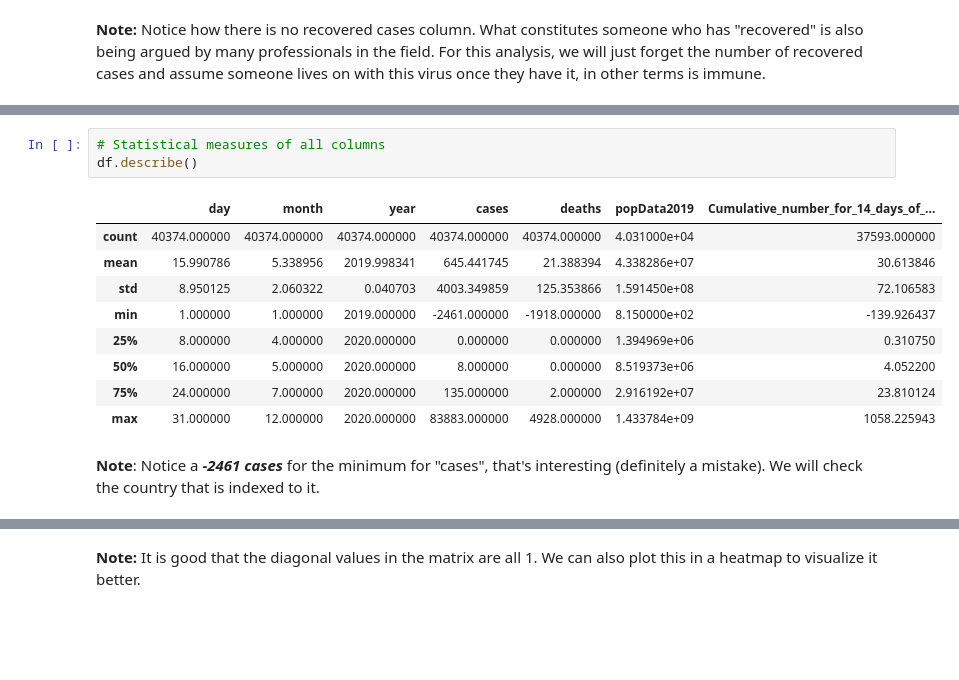
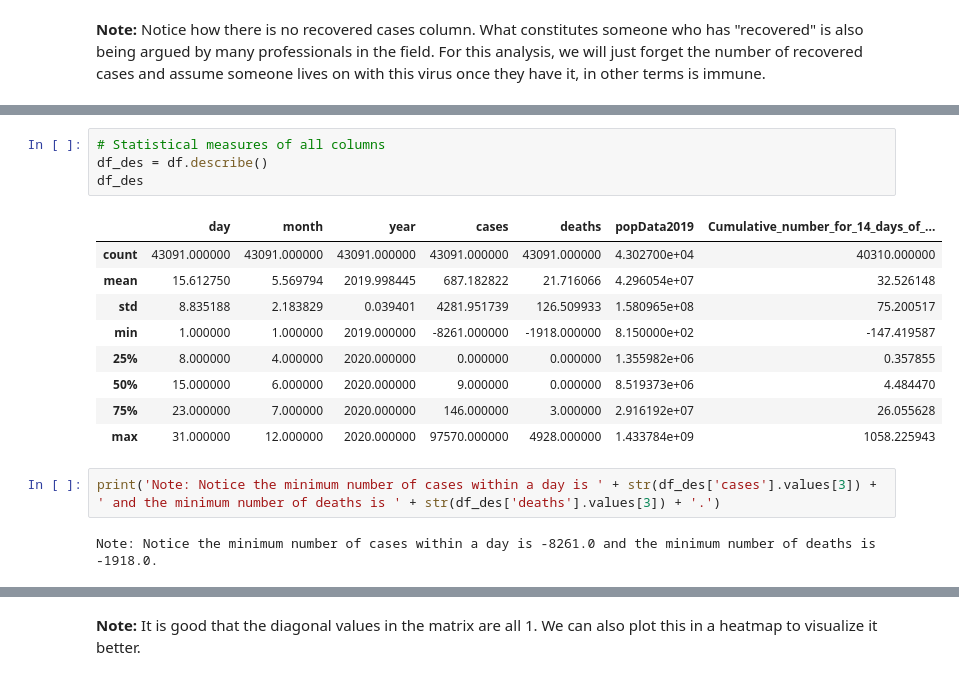
Before and after one commit to dagzk/COVID_19, a Jupyter notebook: Switzerland_Jupyter.ipynb, the cells around one changed output, grey strips where cells are left out. Drawn from its saved outputs; the diff is of its cells as text; blank space fills up the shorter version.

```diff
--- a/Switzerland_Jupyter.ipynb
+++ b/Switzerland_Jupyter.ipynb
@@ -75,19 +75,22 @@ Cumulative_number_for_14_days_of_COVID-19_cases_per_100000    37593
 dtype: int64
 # %%
 # Statistical measures of all columns
-df.describe()
+df_des = df.describe()
+df_des
 # %% [output]
 |  | day | month | year | cases | deaths | popData2019 | Cumulative_number_for_14_days_of_... |
-| count | 40374.000000 | 40374.000000 | 40374.000000 | 40374.000000 | 40374.000000 | 4.031000e+04 | 37593.000000 |
-| mean | 15.990786 | 5.338956 | 2019.998341 | 645.441745 | 21.388394 | 4.338286e+07 | 30.613846 |
-| std | 8.950125 | 2.060322 | 0.040703 | 4003.349859 | 125.353866 | 1.591450e+08 | 72.106583 |
-| min | 1.000000 | 1.000000 | 2019.000000 | -2461.000000 | -1918.000000 | 8.150000e+02 | -139.926437 |
-| 25% | 8.000000 | 4.000000 | 2020.000000 | 0.000000 | 0.000000 | 1.394969e+06 | 0.310750 |
-| 50% | 16.000000 | 5.000000 | 2020.000000 | 8.000000 | 0.000000 | 8.519373e+06 | 4.052200 |
-| 75% | 24.000000 | 7.000000 | 2020.000000 | 135.000000 | 2.000000 | 2.916192e+07 | 23.810124 |
-| max | 31.000000 | 12.000000 | 2020.000000 | 83883.000000 | 4928.000000 | 1.433784e+09 | 1058.225943 |
+| count | 43091.000000 | 43091.000000 | 43091.000000 | 43091.000000 | 43091.000000 | 4.302700e+04 | 40310.000000 |
+| mean | 15.612750 | 5.569794 | 2019.998445 | 687.182822 | 21.716066 | 4.296054e+07 | 32.526148 |
+| std | 8.835188 | 2.183829 | 0.039401 | 4281.951739 | 126.509933 | 1.580965e+08 | 75.200517 |
+| min | 1.000000 | 1.000000 | 2019.000000 | -8261.000000 | -1918.000000 | 8.150000e+02 | -147.419587 |
+| 25% | 8.000000 | 4.000000 | 2020.000000 | 0.000000 | 0.000000 | 1.355982e+06 | 0.357855 |
+| 50% | 15.000000 | 6.000000 | 2020.000000 | 9.000000 | 0.000000 | 8.519373e+06 | 4.484470 |
+| 75% | 23.000000 | 7.000000 | 2020.000000 | 146.000000 | 3.000000 | 2.916192e+07 | 26.055628 |
+| max | 31.000000 | 12.000000 | 2020.000000 | 97570.000000 | 4928.000000 | 1.433784e+09 | 1058.225943 |
-# %% [markdown]
-__Note__: Notice a __*-2461 cases*__ for the minimum for "cases", that's interesting (definitely a mistake). We will check the country that is indexed to it.
+# %%
+print('Note: Notice the minimum number of cases within a day is ' + str(df_des['cases'].values[3]) + ' and the minimum number of deaths is ' + str(df_des['deaths'].values[3]) + '.')
+# %% [output]
+Note: Notice the minimum number of cases within a day is -8261.0 and the minimum number of deaths is -1918.0.
 # %%
 # See correlation within data
 df.corr()
```
Also changed, not shown: parts of 37 cells of this notebook.
